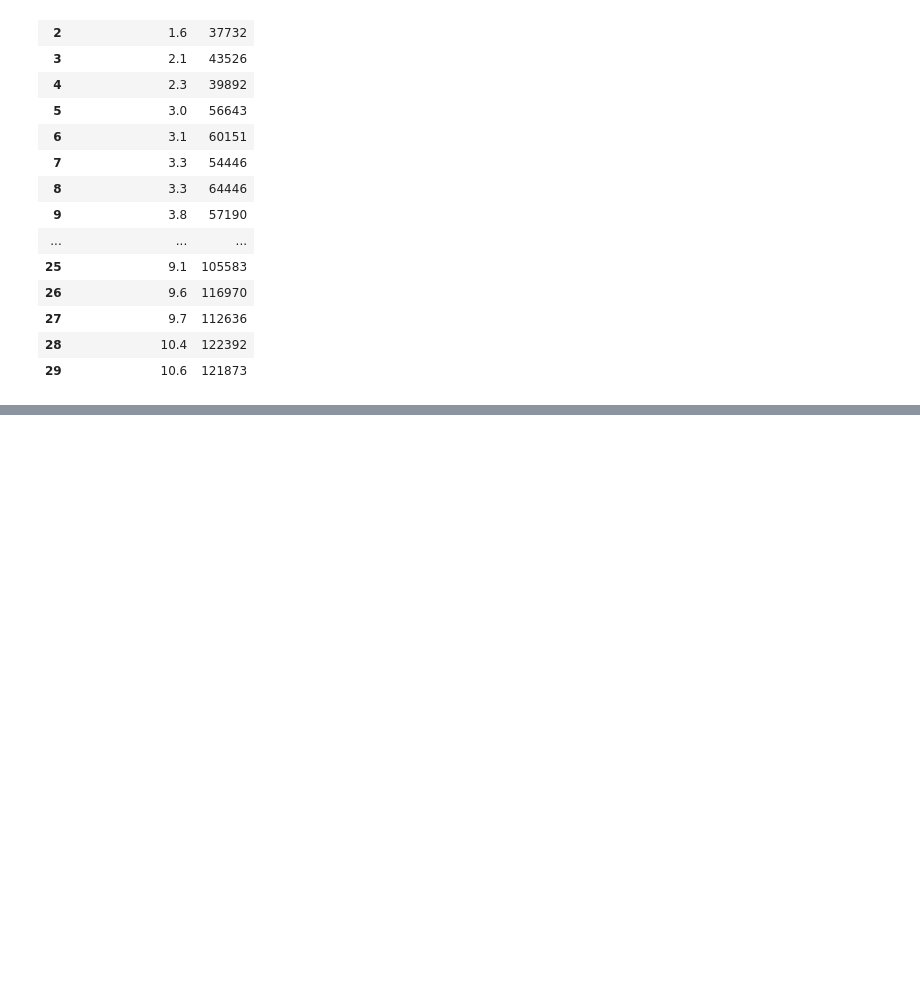
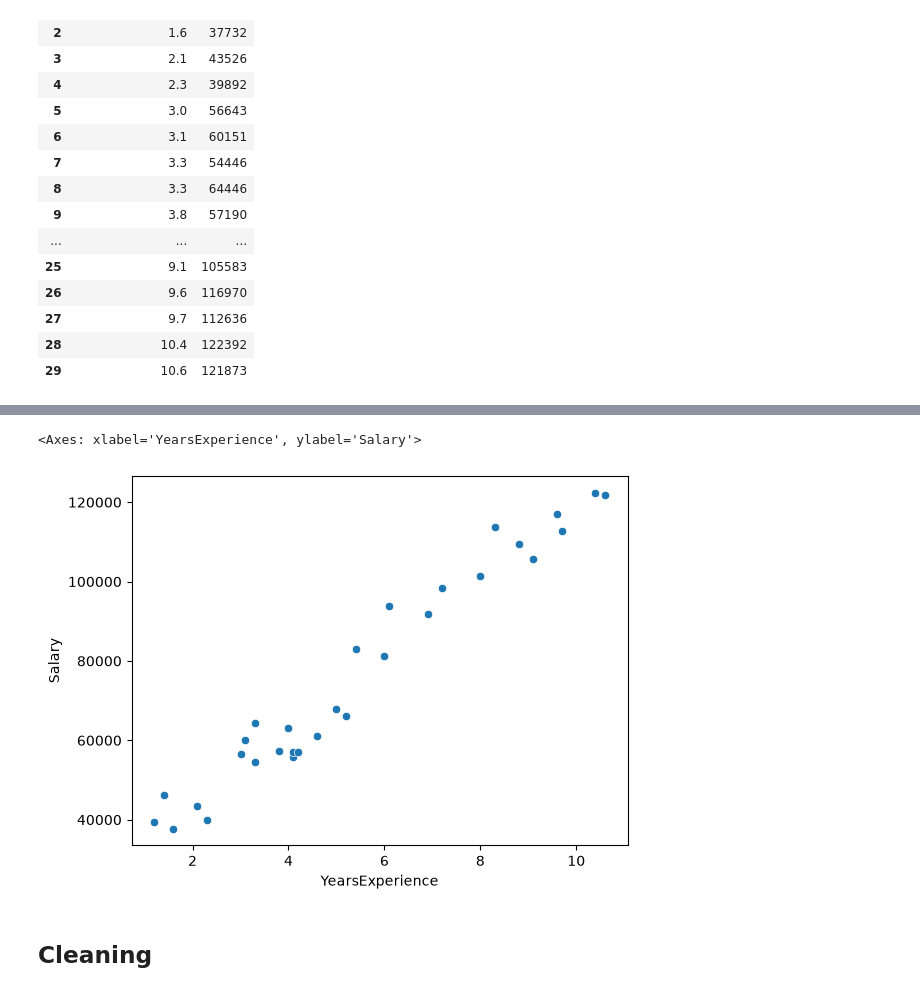
Before and after one commit to Ri-Dearg/aiml-labs, a Jupyter notebook: lab3a.ipynb, the cells around one changed output, grey strips where cells are left out. Cells and saved outputs as stored; diff of their text form; code cells hidden in the pictures; blank space fills up the shorter version.

```diff
--- a/lab3a.ipynb
+++ b/lab3a.ipynb
@@ -90,0 +126,7 @@ df_updated
+# %%
+sns.scatterplot(data=df_updated, y='Salary', x='YearsExperience')
+# %% [output]
+<Axes: xlabel='YearsExperience', ylabel='Salary'>
+[figure, added]
+# %% [markdown]
+## Cleaning
```
Also changed, not shown: parts of 8 cells of this notebook.
